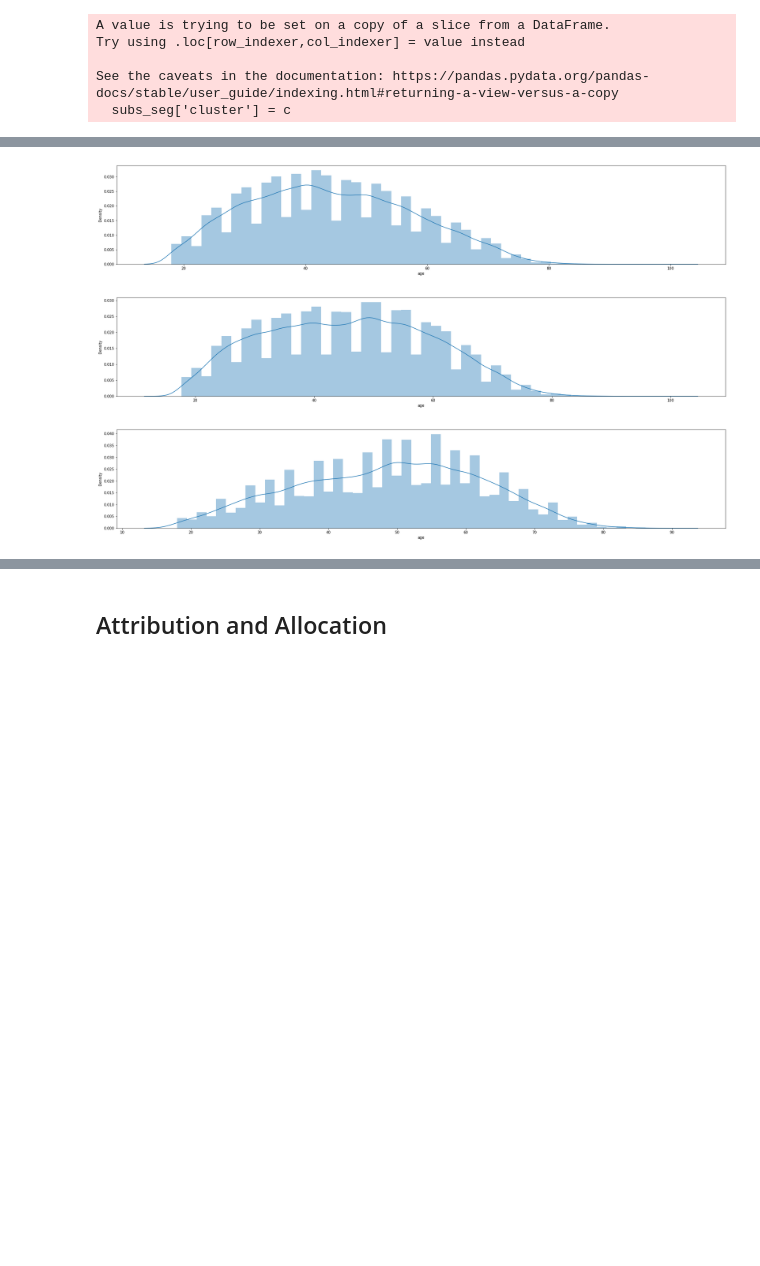
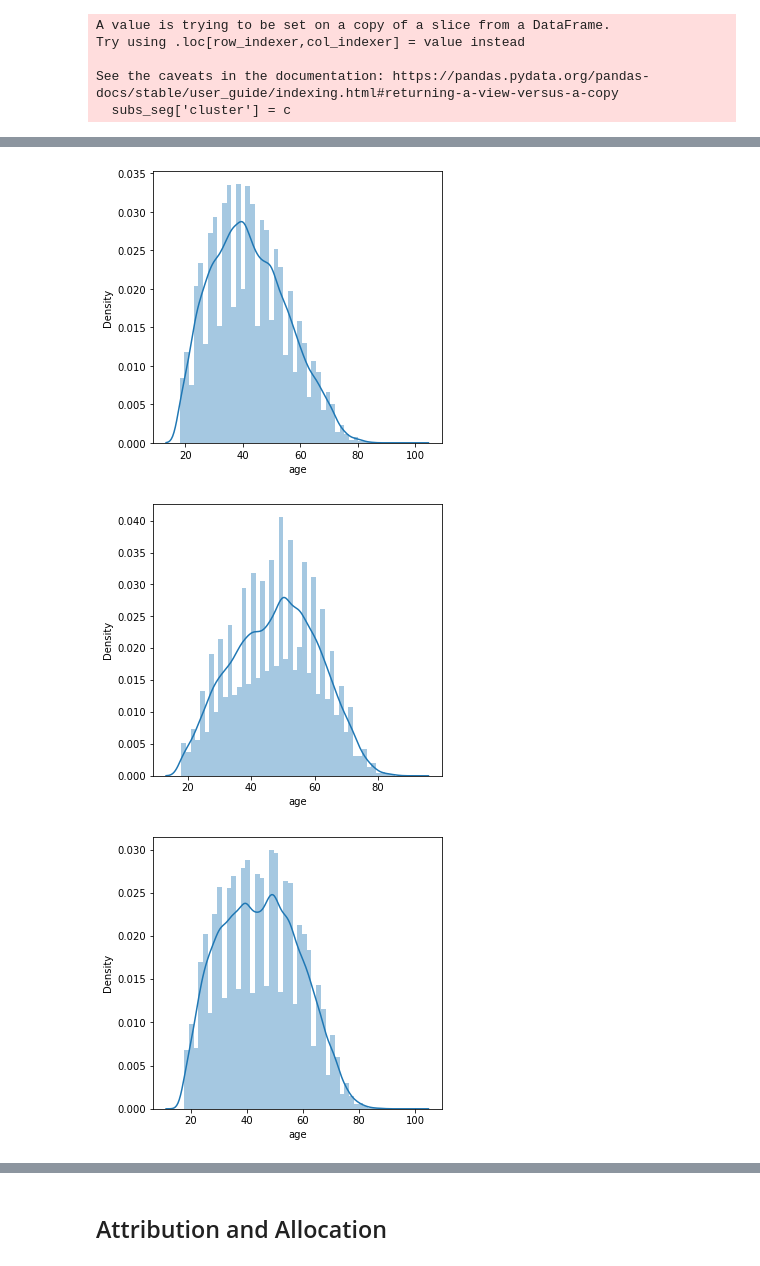
Before and after one commit to yuxouyan/MarketingAnalytics, a Jupyter notebook: Marketing Analysis Final Project - Abigail Ouyang.ipynb, the cells around one changed output, grey strips where cells are left out. Saved outputs shown, nothing was run; the diff lists cells and outputs as text; code cells hidden in the pictures; blank space fills up the shorter version.

```diff
--- a/Marketing Analysis Final Project - Abigail Ouyang.ipynb
+++ b/Marketing Analysis Final Project - Abigail Ouyang.ipynb
@@ -382,6 +377,6 @@ subs_csr_merge.head()
 subs_seg = subs_csr_merge
 # %%
 ## only keep columns with features i want for clustering
-subs_seg = subs_seg[['subid','package_type','intended_use','age','male_TF', 'op_sys', 'preferred_genre','paid_TF','retarget_TF','discount_price']]
+subs_seg = subs_seg[['subid','intended_use','age','male_TF', 'op_sys', 'preferred_genre','package_type','paid_TF']]
 subs_seg
 # %% [output]
@@ -483,4 +477,5 @@ plt.show()
 # %%
-kmeanModel = KMeans(n_clusters=3)
-kmeanModel.fit(subs_seg_dmy)
+kmeanModel = KMeans(n_clusters=4)
+#kmeanModel.fit(subs_seg_dmy)
+kmeanModel.fit(subs_scaled)
 # %% [output]
@@ -545,20 +537,30 @@ subs_seg
 subs_seg.to_csv("subscribers_subset_clustered.csv",index=False)
 # %%
 plt.figure(figsize=(30,5))
-#plt.subplot(1,5,1)
+plt.subplot(1,5,1)
 sns.distplot(subs_seg[subs_seg['cluster']==0]['age'])
-#plt.show()
+plt.show()
 
 plt.figure(figsize=(30,5))
-#plt.subplot(1,5,2)
+plt.subplot(1,5,2)
 sns.distplot(subs_seg[subs_seg['cluster']==1]['age'])
-#plt.show()
+plt.show()
 
 plt.figure(figsize=(30,5))
-#plt.subplot(1,5,3)
+plt.subplot(1,5,3)
 sns.distplot(subs_seg[subs_seg['cluster']==2]['age'])
 plt.show()
+
+plt.figure(figsize=(30,5))
+plt.subplot(1,5,4)
+sns.distplot(subs_seg[subs_seg['cluster']==3]['age'])
+plt.show()
+
+#plt.figure(figsize=(30,5))
+#plt.subplot(1,5,5)
+#sns.distplot(subs_seg[subs_seg['cluster']==4]['age'])
+#plt.show()
 # %% [output]
-[figure, old version]
+[figure, new version]
-[figure, old version]
+[figure, new version]
-[figure, old version]
+[figure, new version]
```
Also changed, not shown: parts of 41 cells of this notebook.
